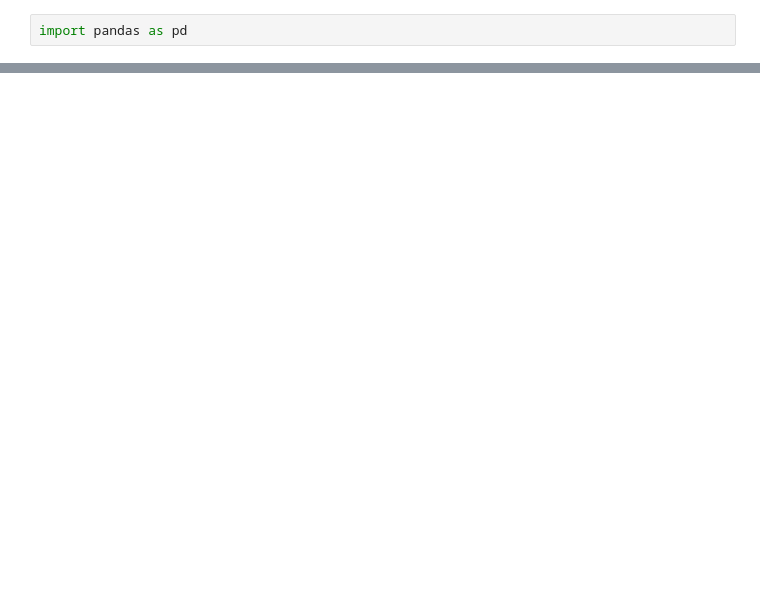
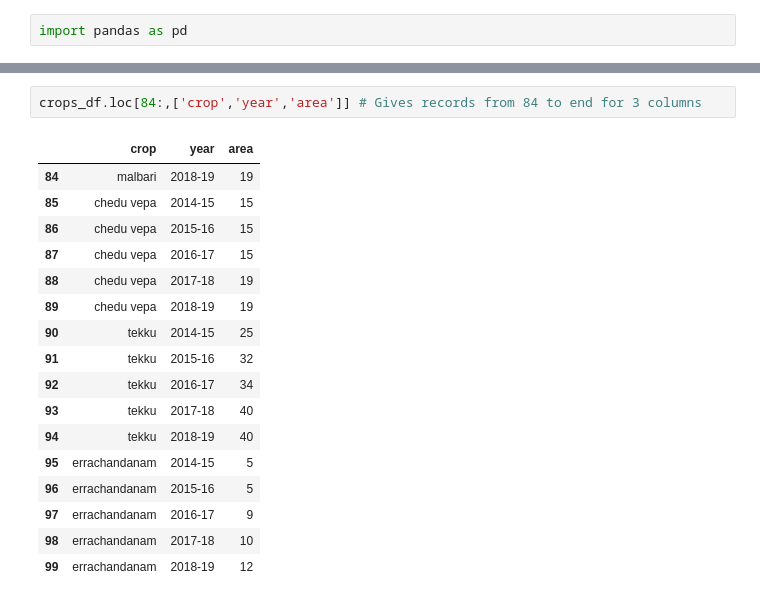
Before and after one commit to Ramesh-Bojanapu-1011/ai_python_practice, a Jupyter notebook: pandas_practive/crops.ipynb, the cells around one changed output, grey strips where cells are left out. Drawn from its saved outputs; the diff is of its cells as text; blank space fills up the shorter version.

```diff
--- a/pandas_practive/crops.ipynb
+++ b/pandas_practive/crops.ipynb
@@ -20,0 +83,20 @@ df
+# %%
+crops_df.loc[84:,['crop','year','area']] # Gives records from 84 to end for 3 columns
+# %% [output]
+|  | crop | year | area |
+| 84 | malbari | 2018-19 | 19 |
+| 85 | chedu vepa | 2014-15 | 15 |
+| 86 | chedu vepa | 2015-16 | 15 |
+| 87 | chedu vepa | 2016-17 | 15 |
+| 88 | chedu vepa | 2017-18 | 19 |
+| 89 | chedu vepa | 2018-19 | 19 |
+| 90 | tekku | 2014-15 | 25 |
+| 91 | tekku | 2015-16 | 32 |
+| 92 | tekku | 2016-17 | 34 |
+| 93 | tekku | 2017-18 | 40 |
+| 94 | tekku | 2018-19 | 40 |
+| 95 | errachandanam | 2014-15 | 5 |
+| 96 | errachandanam | 2015-16 | 5 |
+| 97 | errachandanam | 2016-17 | 9 |
+| 98 | errachandanam | 2017-18 | 10 |
+| 99 | errachandanam | 2018-19 | 12 |
```
Also changed, not shown: parts of 9 cells of this notebook, 2 other files.
